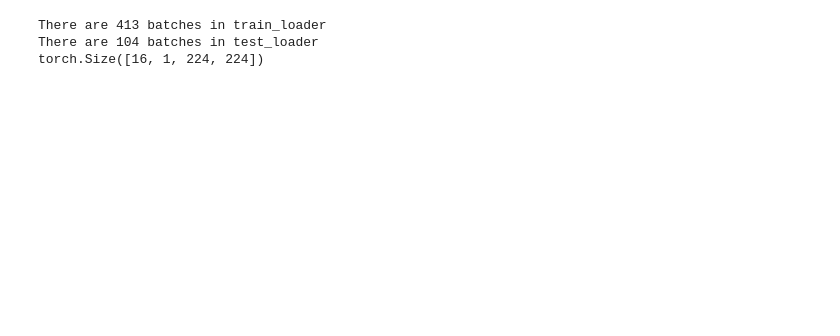
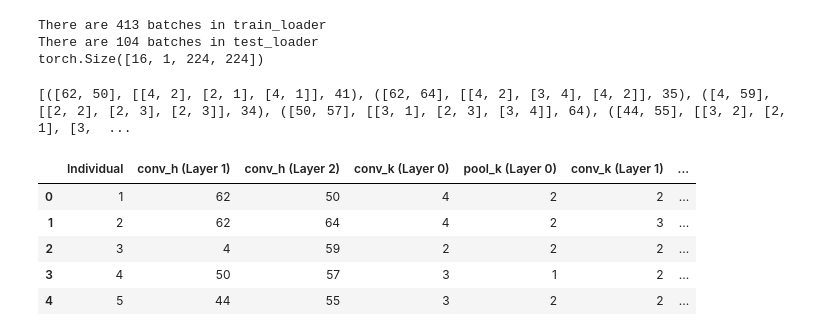
Before and after one commit to waizwafiq/GA-CNN, a Jupyter notebook: GA.ipynb, the cells around one changed output. Drawn from its saved outputs; the diff is of its cells as text; code cells hidden in the pictures; blank space fills up the shorter version.

Commit message:
Created a population

```diff
--- a/GA.ipynb
+++ b/GA.ipynb
@@ -275,6 +308,16 @@ There are 413 batches in train_loader
 There are 104 batches in test_loader
 torch.Size([16, 1, 224, 224])
 # %%
-pop = generate_population(5, 1, [1, 4], [1, 2])
+pop = generate_population(population_size=5, layers=2, hidden_channels_range=[4, 64], kernel_size_range=[1, 4], fc_out_range=[32, 64])
 df = DataFrame_Pop(pop)
+print(pop)
+df
+# %% [output]
+[([62, 50], [[4, 2], [2, 1], [4, 1]], 41), ([62, 64], [[4, 2], [3, 4], [4, 2]], 35), ([4, 59], [[2, 2], [2, 3], [2, 3]], 34), ([50, 57], [[3, 1], [2, 3], [3, 4]], 64), ([44, 55], [[3, 2], [2, 1], [3,  ...
+|  | Individual | conv_h (Layer 1) | conv_h (Layer 2) | conv_k (Layer 0) | pool_k (Layer 0) | conv_k (Layer 1) | ... |
+| 0 | 1 | 62 | 50 | 4 | 2 | 2 | ... |
+| 1 | 2 | 62 | 64 | 4 | 2 | 3 | ... |
+| 2 | 3 | 4 | 59 | 2 | 2 | 2 | ... |
+| 3 | 4 | 50 | 57 | 3 | 1 | 2 | ... |
+| 4 | 5 | 44 | 55 | 3 | 2 | 2 | ... |
 # %%
```
Also changed, not shown: parts of 11 cells of this notebook, 1 other file.
